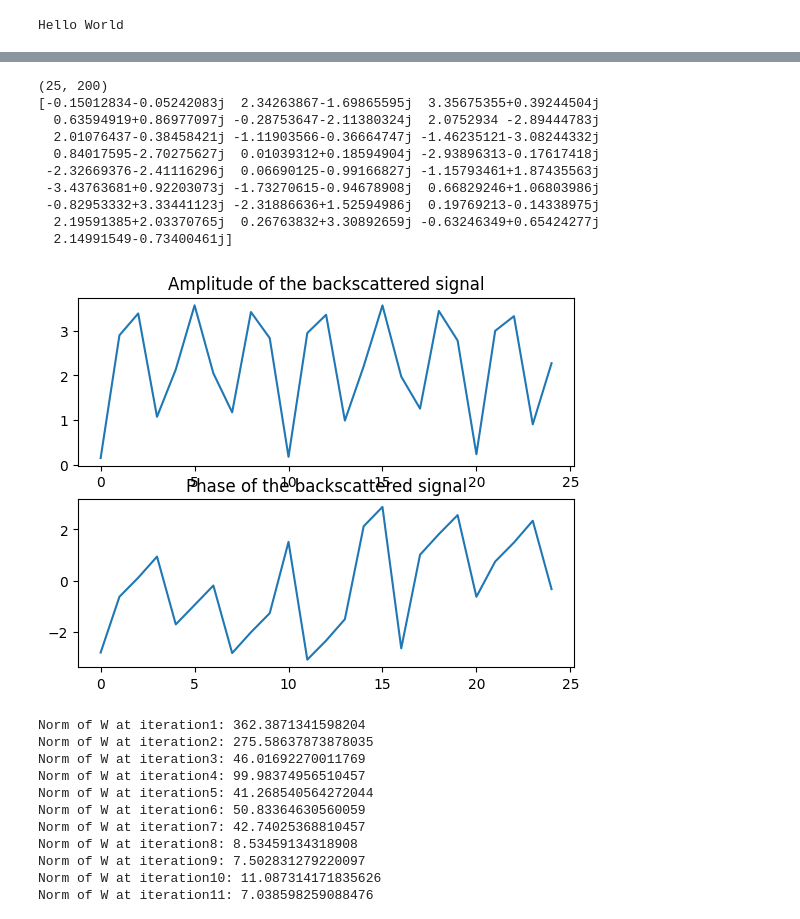
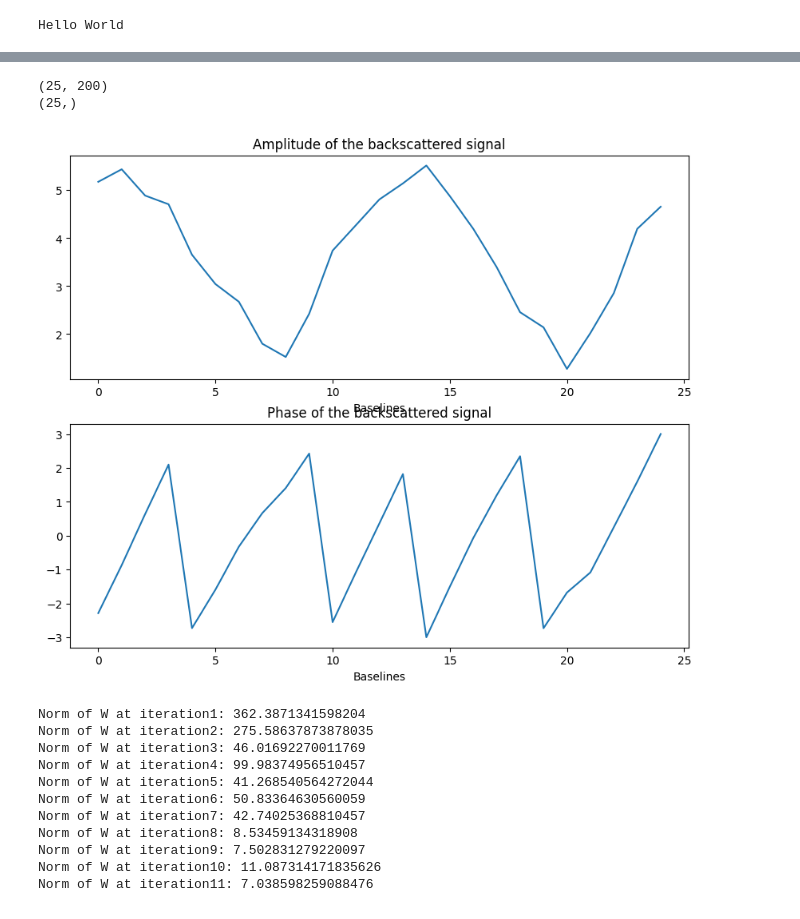
Before and after one commit to EscandeIsaya/IMA206_project, a Jupyter notebook: Isaya_Impl/scatterer.ipynb, the cells around one changed output, grey strips where cells are left out. Cells and saved outputs as stored; diff of their text form; code cells hidden in the pictures.

Commit message:
Add some data visualisation

```diff
--- a/Isaya_Impl/scatterer.ipynb
+++ b/Isaya_Impl/scatterer.ipynb
@@ -112,7 +112,7 @@ def generate_gamma(n_scatterers,height=None,scatterers_dist=None) :
 			raise TypeError("If only one scatterer, height must be an integer")
 		elif height is None :
 			height = np.random.choice([k for k in range(200)])
-		return generate_backscatter_coefficients(height)
+		return [generate_backscatter_coefficients(height)]
 
 	else :
 		raise ValueError("Number of scatterers must be one or two")
@@ -126,7 +126,7 @@ def generate_data(save=False):
 	for snr in snr_values :
 		snr_index = np.where(snr_values == snr)[0][0]
 		for i in range(n_samples//snr_values.shape[0]):
-			gamma = generate_gamma(1)
+			gamma = generate_gamma(1)[0]
 			signal = simulate_backscattered_signal(gamma, D)
 			noisy_signal = noise_for_snr(signal, snr)
 			#with gamma's modulus you can get A, with its phase you can get phi, with its index you can get the height
@@ -152,14 +152,12 @@ def generate_data(save=False):
 	return single_scatterers, double_scatterers
 # %%
 #plot the backscatter coefficients
-#ToDO : make a better more random way of choosing the heights
-#ToDO : study rayleigh's resolution and the stuff linked with it in the paper
 
 n_scatterers = 2
 distancing_factor = 0.2 #between 0.1 and 1.2 (times the rayleigh resolution)
 
-gamma = generate_gamma(n_scatterers,scatterers_dist=int(rayleigh_res*distancing_factor))
+gamma = generate_gamma(n_scatterers,scatterers_dist=int(rayleigh_res*distancing_factor))[0]
 
 plt.plot([np.abs(gamma[k]) for k in range(len(gamma))])
-plt.yticks([0.5,1,1.5,2,2.5,3,3.5,4])
+_ = plt.yticks([0.5,1,1.5,2,2.5,3,3.5,4])
 # %% [output]
@@ -184,31 +165,25 @@ plt.yticks([0.5,1,1.5,2,2.5,3,3.5,4])
 # %%
-baselines = compute_baseline_lengths()
-D = compute_measurement_matrix(baselines, n_grids, lambda_c, R0)
+D = compute_measurement_matrix()
 print(D.shape)
 
-#generate y
-y = np.dot(D,gamma)
-#ToDO add the noise to have the correct SNR for all the values mentionned
-print(y)
+target_snr = 20
 
-f,axes = plt.subplots(2,1)
+signal = noise_for_snr(gamma, target_snr)
+y = simulate_backscattered_signal(signal,D)
+print(y.shape)
+
+f,axes = plt.subplots(2,1,figsize=(10,8))
 axes[0].plot([np.abs(y[k]) for k in range(len(y))])
 axes[1].plot([np.angle(y[k]) for k in range(len(y))])
 axes[0].set_title("Amplitude of the backscattered signal")
+axes[0].set_xlabel("Baselines")
 axes[1].set_title("Phase of the backscattered signal")
+axes[1].set_xlabel("Baselines")
 plt.show()
 # %% [output]
 (25, 200)
-[-0.15012834-0.05242083j  2.34263867-1.69865595j  3.35675355+0.39244504j
-  0.63594919+0.86977097j -0.28753647-2.11380324j  2.0752934 -2.89444783j
-  2.01076437-0.38458421j -1.11903566-0.36664747j -1.46235121-3.08244332j
-  0.84017595-2.70275627j  0.01039312+0.18594904j -2.93896313-0.17617418j
- -2.32669376-2.41116296j  0.06690125-0.99166827j -1.15793461+1.87435563j
- -3.43763681+0.92203073j -1.73270615-0.94678908j  0.66829246+1.06803986j
- -0.82953332+3.33441123j -2.31886636+1.52594986j  0.19769213-0.14338975j
-  2.19591385+2.03370765j  0.26763832+3.30892659j -0.63246349+0.65424277j
-  2.14991549-0.73400461j]
+(25,)
-[figure, old version]
+[figure, new version]
 # %%
 if run_W:
 	model = AtasiNet(D)
```
Also changed, not shown: parts of 1 cell of this notebook.
